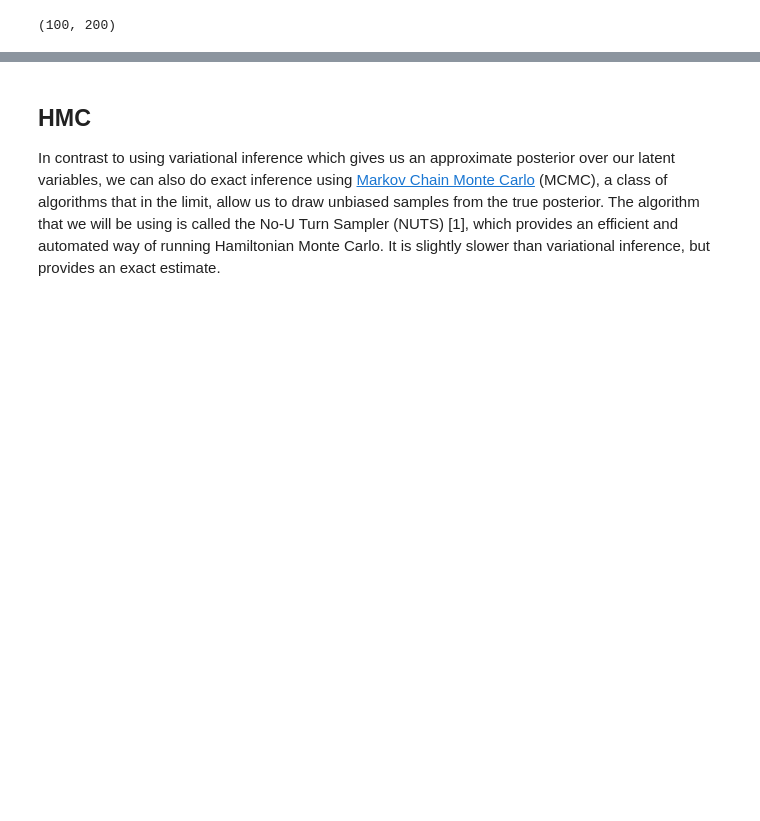
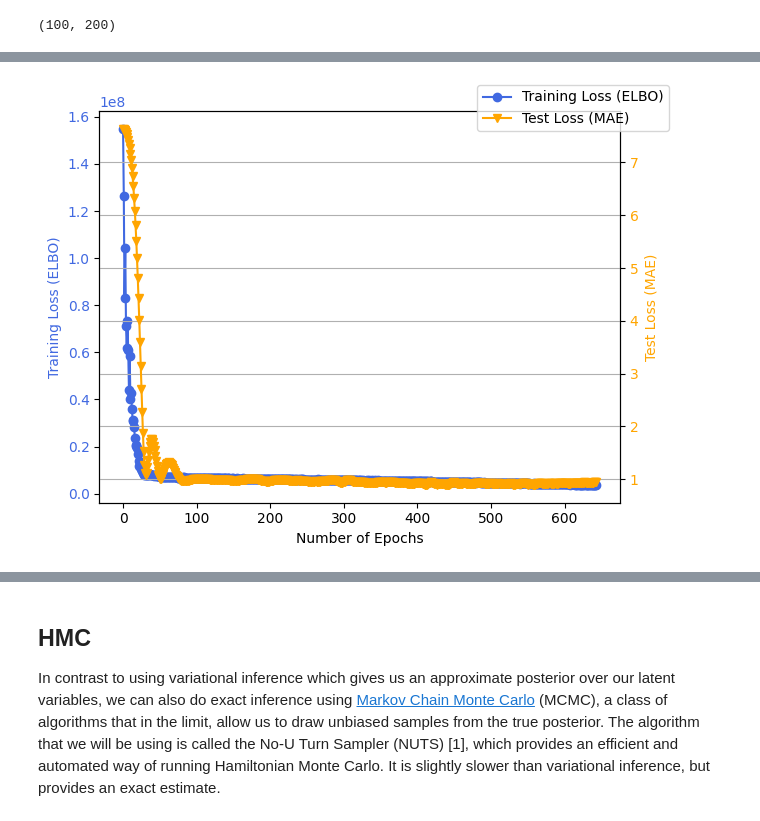
Before and after one commit to wq1701/mlpp_final, a Jupyter notebook: anime_recommendation.ipynb, the cells around one changed output, grey strips where cells are left out. Cells and saved outputs as stored; diff of their text form; code cells hidden in the pictures; blank space fills up the shorter version.

```diff
--- a/anime_recommendation.ipynb
+++ b/anime_recommendation.ipynb
@@ -281,0 +222,25 @@ train_via_opt(matrix_factorization_normal, guide, n_steps=3000)
+# %%
+def train_via_opt(model, guide, lr=0.05, n_steps = 2000, mae_tol = 0.05):
+    pyro.clear_param_store()
+    svi = SVI(model, guide, optim.Adam({"lr": lr}), loss=Trace_ELBO())
+
+    loss_list = []
+    mae_list = []
+    for step in range(n_steps):
+        loss = svi.step(anime_matrix_train.values)
+        pred = []
+        for i,j in anime_data_test[["user_id", "anime_id"]].itertuples(index=False):
+            r = torch.dot(pyro.param("u_mean")[i-1, :], pyro.param("v_mean")[j-1, :])
+            r = r.item()
+            pred.append(r)
+        MAE = mae(anime_data_test.rating, pred)
+        if step > 500 and MAE - min(mae_list) > mae_tol:
+            print('[stop at iter {}]  loss: {:.4f} Test MAE: {:.4f}'.format(step, loss, MAE))
+            break
+        loss_list.append(loss)
+        mae_list.append(MAE)
+        if step % 250 == 0:
+            print('[iter {}]  loss: {:.4f} Test MAE: {:.4f}'.format(step, loss, MAE))
+    return(loss_list, mae_list)
+# %%
+loss_list, mae_list = train_via_opt(matrix_factorization_normal, guide)
@@ -281,0 +252,22 @@ train_via_opt(matrix_factorization_normal, guide, n_steps=3000)
+# %%
+fig, ax1 = plt.subplots()
+
+color = 'RoyalBlue'
+ax1.set_xlabel('Number of Epochs')
+ax1.set_ylabel('Training Loss (ELBO)', color = color)
+ax1.plot(range(len(loss_list)), loss_list, marker='o', label='Training Loss (ELBO)', color=color)
+ax1.tick_params(axis='y', labelcolor=color)
+
+ax2 = ax1.twinx()  # instantiate a second axes that shares the same x-axis
+
+color = 'orange'
+ax2.set_ylabel('Test Loss (MAE)', color=color)  # we already handled the x-label with ax1
+ax2.plot(range(len(mae_list)), mae_list, marker='v', label='Test Loss (MAE)', color=color)
+ax2.tick_params(axis='y', labelcolor=color)
+
+fig.tight_layout()  # otherwise the right y-label is slightly clipped
+fig.legend()
+plt.grid()
+plt.show()
+# %% [output]
+[figure, added]
```
Also changed, not shown: parts of 60 cells of this notebook, 1 other file.
